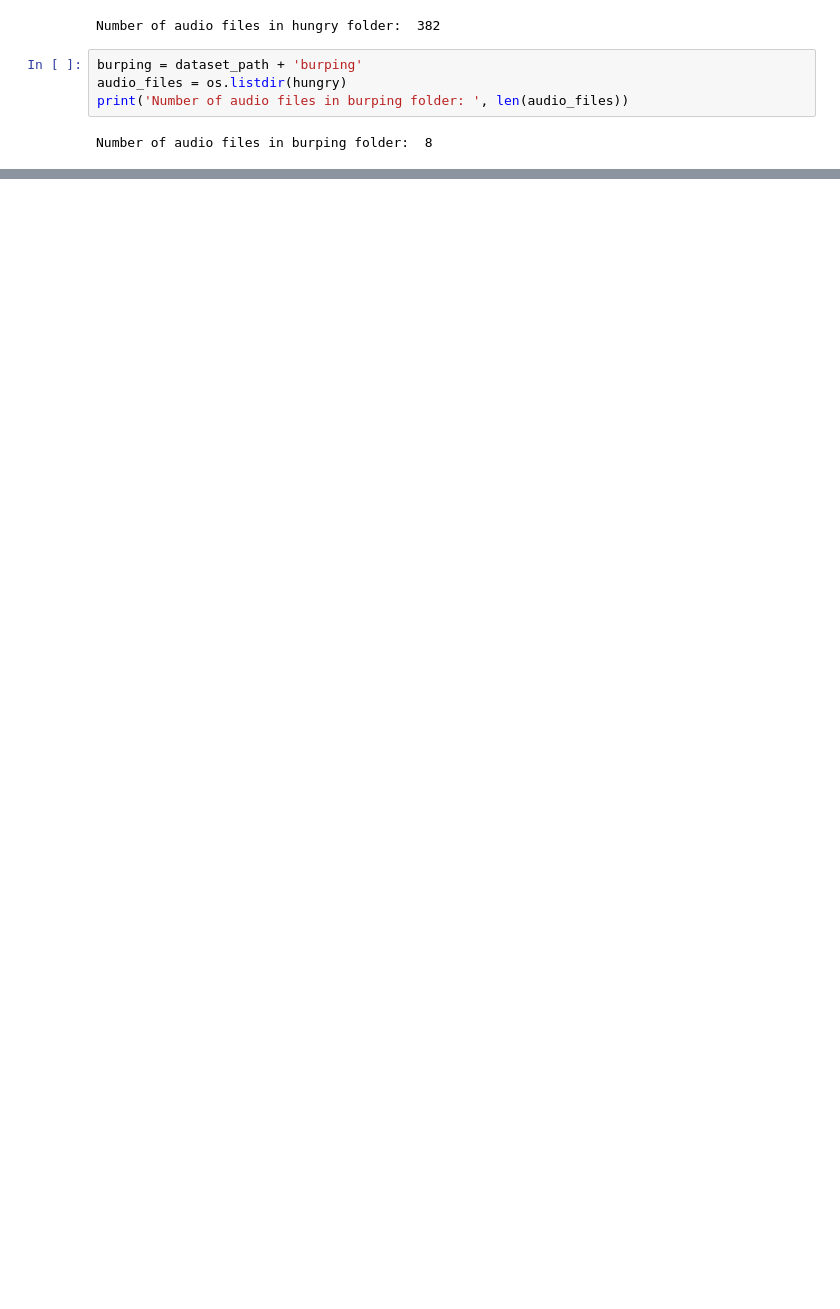
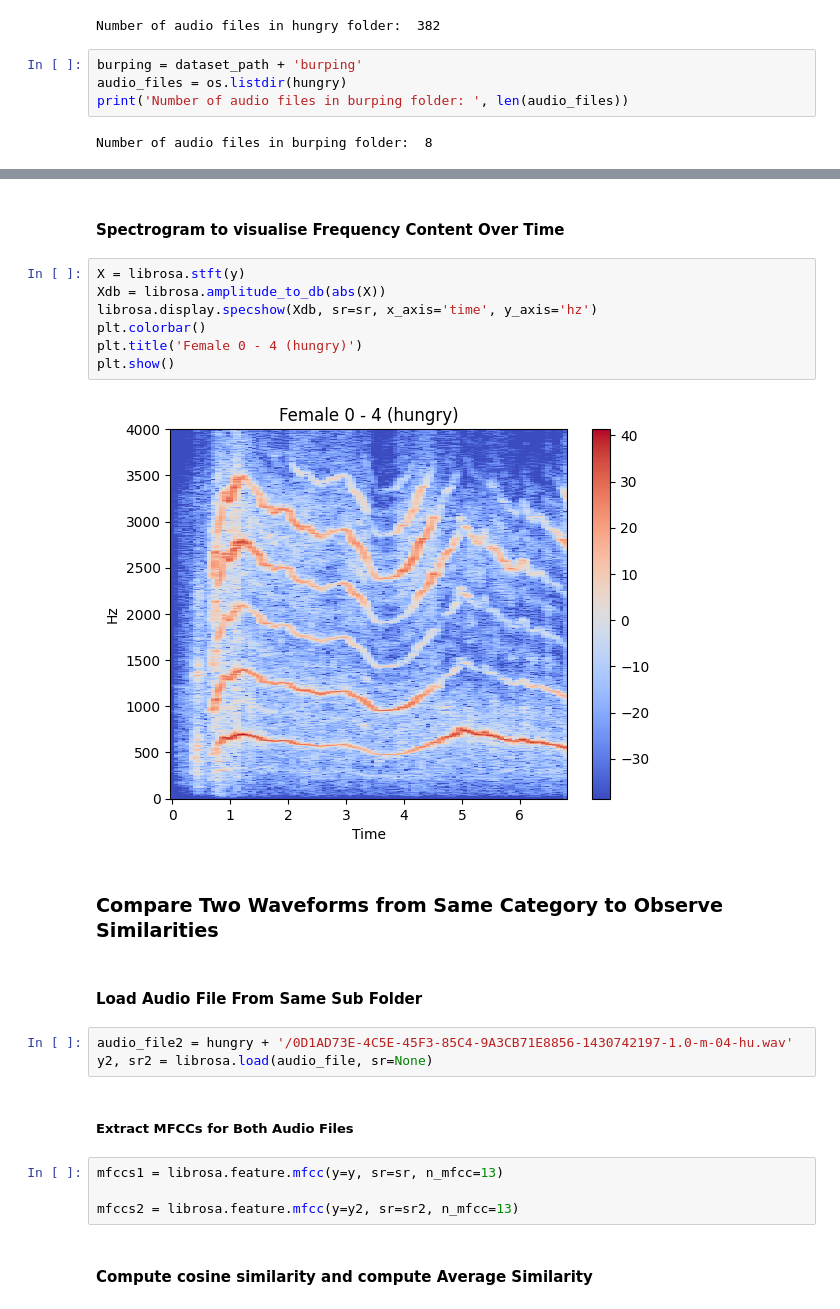
Before and after one commit to Deirdre-cyber/fyp-development, a Jupyter notebook: code/visualisations/exploration_notebook.ipynb, the cells around one changed output, grey strips where cells are left out. Saved outputs shown, nothing was run; the diff lists cells and outputs as text; blank space fills up the shorter version.

```diff
--- a/code/visualisations/exploration_notebook.ipynb
+++ b/code/visualisations/exploration_notebook.ipynb
@@ -32,0 +60,26 @@ y, sr = librosa.load(audio_path, sr=None)
+# %% [markdown]
+#### Spectrogram to visualise Frequency Content Over Time
+# %%
+X = librosa.stft(y)
+Xdb = librosa.amplitude_to_db(abs(X))
+librosa.display.specshow(Xdb, sr=sr, x_axis='time', y_axis='hz')
+plt.colorbar()
+plt.title('Female 0 - 4 (hungry)')
+plt.show()
+# %% [output]
+[figure, added]
+# %% [markdown]
+### Compare Two Waveforms from Same Category to Observe Similarities
+# %% [markdown]
+#### Load Audio File From Same Sub Folder
+# %%
+audio_file2 = hungry + '/0D1AD73E-4C5E-45F3-85C4-9A3CB71E8856-1430742197-1.0-m-04-hu.wav'
+y2, sr2 = librosa.load(audio_file, sr=None)
+# %% [markdown]
+##### Extract MFCCs for Both Audio Files
+# %%
+mfccs1 = librosa.feature.mfcc(y=y, sr=sr, n_mfcc=13)
+
+mfccs2 = librosa.feature.mfcc(y=y2, sr=sr2, n_mfcc=13)
+# %% [markdown]
+#### Compute cosine similarity and compute Average Similarity
```
Also changed, not shown: parts of 19 cells of this notebook.
